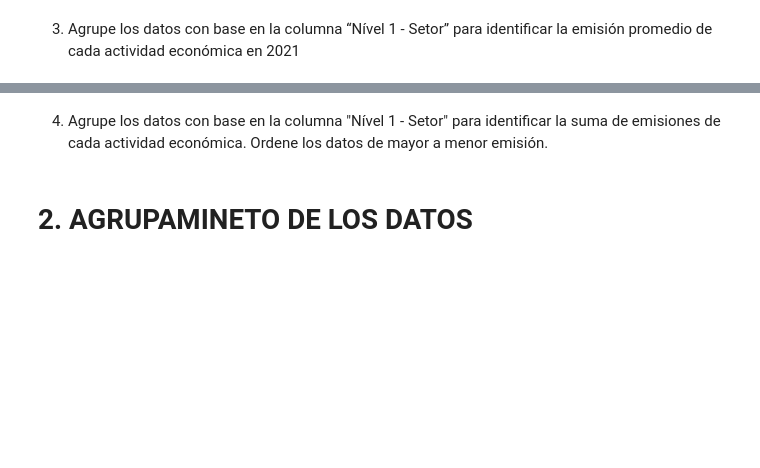
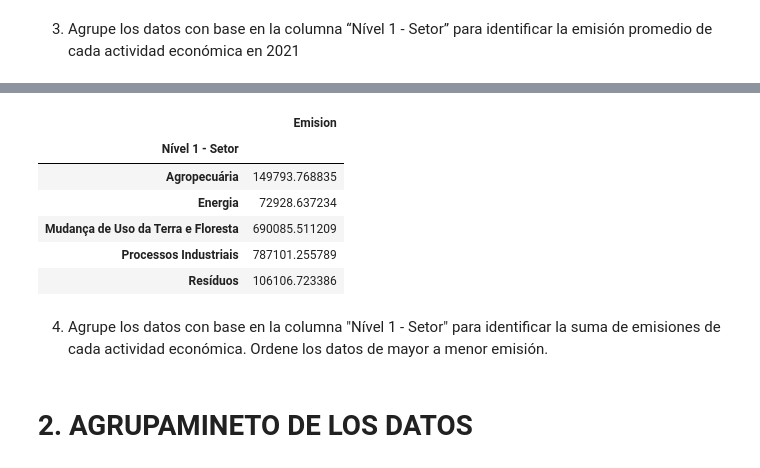
Before and after one commit to LejImkoaj/pandas_seleccionar_agrupar_datos, a Jupyter notebook: seleccion_agrupacion_de_datos.ipynb, the cells around one changed output, grey strips where cells are left out. Drawn from its saved outputs; the diff is of its cells as text; code cells hidden in the pictures; blank space fills up the shorter version.

Commit message:
agrupando-desafio

```diff
--- a/seleccion_agrupacion_de_datos.ipynb
+++ b/seleccion_agrupacion_de_datos.ipynb
@@ -247,3 +264,17 @@ KeyError: 'Column not found: 2021'
+# %%
+df_emision_2021 = list(df.loc[:, 1970:2021].columns)
+# %%
+emisiones_desafio = df.melt(id_vars=df_lista, value_vars=df_emision_2021, var_name='Año', value_name='Emision')
+# %%
+emisiones_desafio[emisiones_desafio['Año']==2021].groupby('Nível 1 - Setor')[['Emision']].mean()
+# %% [output]
+|  | Emision |
+| Nível 1 - Setor |  |
+| Agropecuária | 149793.768835 |
+| Energia | 72928.637234 |
+| Mudança de Uso da Terra e Floresta | 690085.511209 |
+| Processos Industriais | 787101.255789 |
+| Resíduos | 106106.723386 |
 # %% [markdown]
 4. Agrupe los datos con base en la columna "Nível 1 - Setor" para identificar la suma de emisiones de cada actividad económica. Ordene los datos de mayor a menor emisión.
 # %% [markdown]
```
Also changed, not shown: parts of 6 cells of this notebook.
